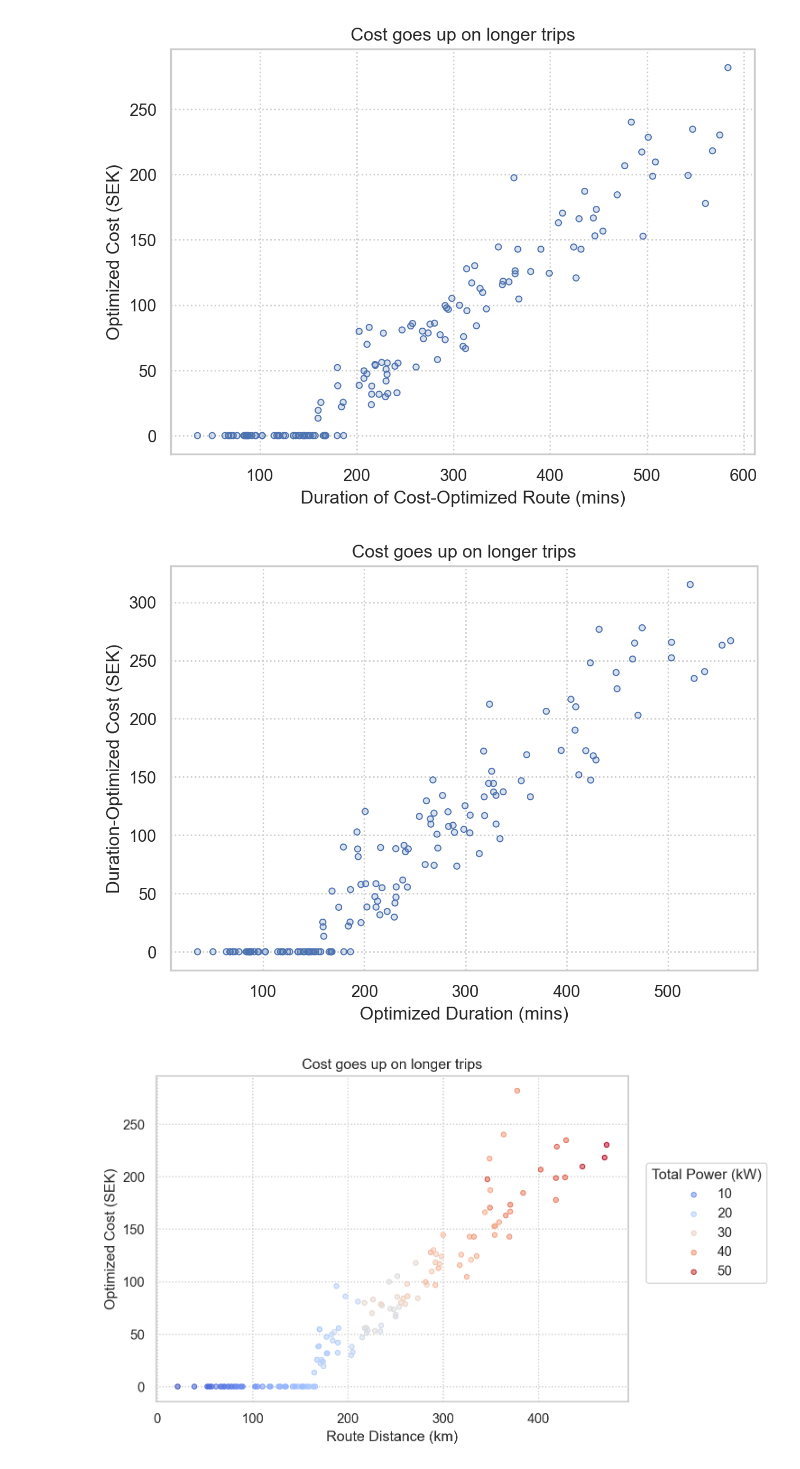
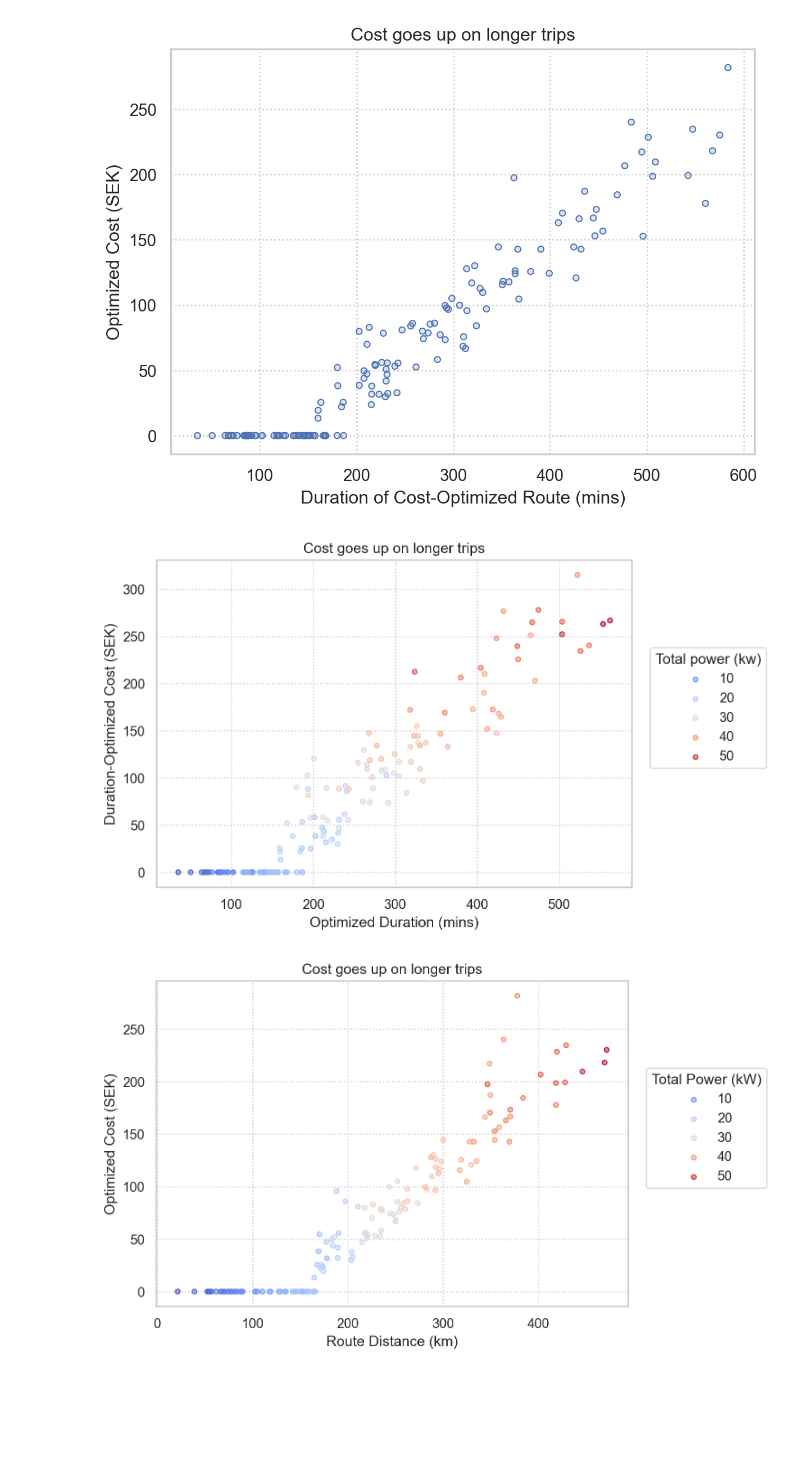
Before and after one commit to mattlehrer/ev-routing-experiment-analysis, a Jupyter notebook: figures.ipynb, the cells around one changed output. Saved outputs shown, nothing was run; the diff lists cells and outputs as text; code cells hidden in the pictures; blank space fills up the shorter version.

```diff
--- a/figures.ipynb
+++ b/figures.ipynb
@@ -69,3 +69,10 @@ successful.describe()
 | 50% | 1684922277073.0 | 24497.966676 | 43.0 | 50.0 | 54.481312 | 13821.712111 | ... |
 | 75% | 1685107799074.5 | 34419.564260 | 43.0 | 50.0 | 117.953942 | 20909.182224 | ... |
 | max | 1685168641833.0 | 51990.844217 | 43.0 | 50.0 | 281.722779 | 35021.228842 | ... |
+# %%
+successful['Cost-Optimized Charging Stops'] = successful.apply(lambda r: json.loads(r['financialCostPath'])[-1]['chargingStops'], axis=1)
+successful['Cost-Optimized Charging kW'] = successful.apply(lambda r: json.loads(r['financialCostPath'])[-1]['chargingKw'], axis=1)
+successful['Duration-Optimized Charging Stops'] = successful.apply(lambda r: json.loads(r['durationPath'])[-1]['chargingStops'], axis=1)
+successful['Duration-Optimized Charging kW'] = successful.apply(lambda r: json.loads(r['durationPath'])[-1]['chargingKw'], axis=1)
+
+successful.describe()
@@ -135,9 +158,9 @@ so.Plot(successful, x=successful['optimizedCostDuration']/60, y=successful['opti
 # %% [output]
 [figure]
 # %%
-so.Plot(successful, x=successful['optimizedDuration']/60, y=successful['optimizedDurationFinancialCost']).theme({**axes_style("whitegrid"), "grid.linestyle": ":"}).add(so.Dots()).label(x="Optimized Duration (mins)", y="Duration-Optimized Cost (SEK)", color=str.capitalize, title="Cost goes up on longer trips")
+so.Plot(successful, x=successful['optimizedDuration']/60, y=successful['optimizedDurationFinancialCost']).theme({**axes_style("whitegrid"), "grid.linestyle": ":"}).add(so.Dots(fillalpha=.5), color="Total Power (kW)").label(x="Optimized Duration (mins)", y="Duration-Optimized Cost (SEK)", color=str.capitalize, title="Cost goes up on longer trips").scale(color="coolwarm")
 # %% [output]
-[figure, old version]
+[figure, new version]
 # %%
 so.Plot(successful, x=successful['Route Distance']/1000, y=successful['optimizedCost']).theme({**axes_style("whitegrid"), "grid.linestyle": ":"}).add(so.Dots(fillalpha=.5), color="Total Power (kW)").label(x="Route Distance (km)", y="Optimized Cost (SEK)", color="Total Power (kW)", title="Cost goes up on longer trips").scale(color="coolwarm")
 # %% [output]
```
Also changed, not shown: parts of 14 cells of this notebook.
